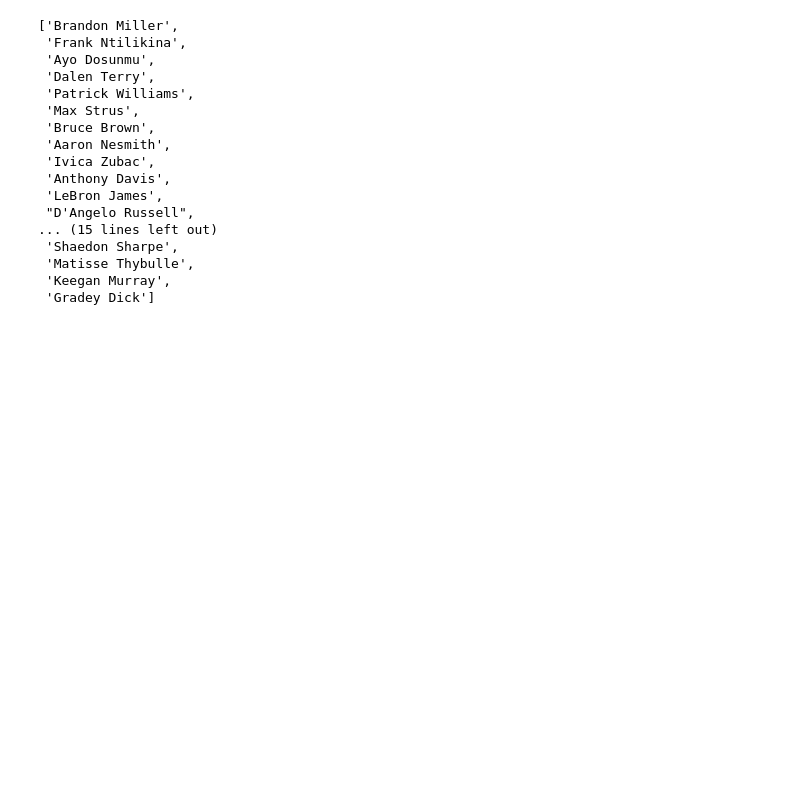
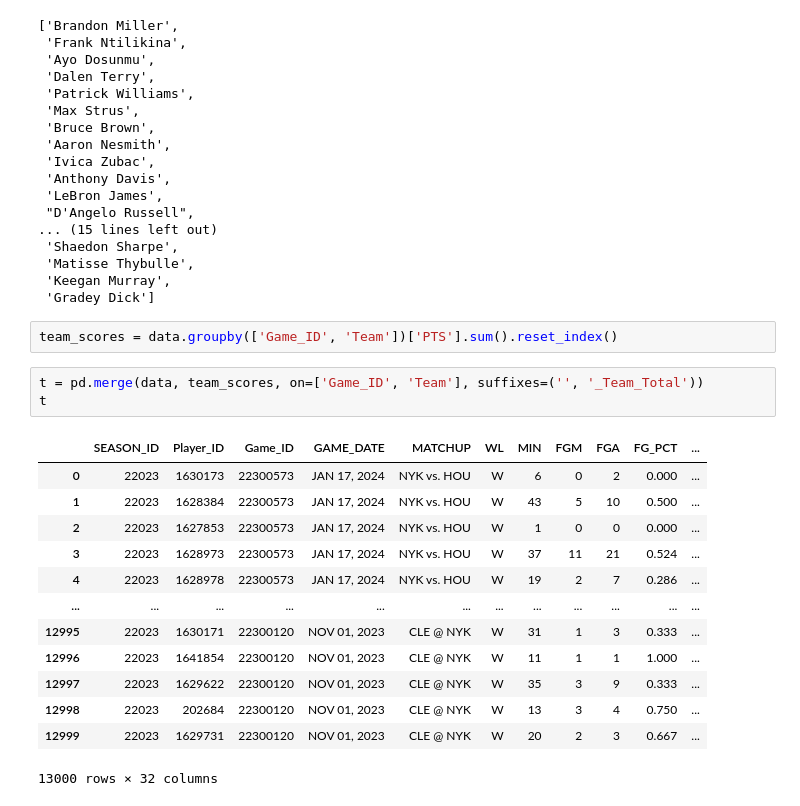
Before and after one commit to DhirenShivdasani/NBA-player-prop-analysis, a Jupyter notebook: Untitled.ipynb, the cells around one changed output. Saved outputs shown, nothing was run; the diff lists cells and outputs as text; blank space fills up the shorter version.

```diff
--- a/Untitled.ipynb
+++ b/Untitled.ipynb
@@ -515,3 +515,22 @@ day_to_day_players
  'Matisse Thybulle',
  'Keegan Murray',
  'Gradey Dick']
+# %%
+team_scores = data.groupby(['Game_ID', 'Team'])['PTS'].sum().reset_index()
+# %%
+t = pd.merge(data, team_scores, on=['Game_ID', 'Team'], suffixes=('', '_Team_Total'))
+t
+# %% [output]
+|  | SEASON_ID | Player_ID | Game_ID | GAME_DATE | MATCHUP | WL | MIN | FGM | FGA | FG_PCT | ... |
+| 0 | 22023 | 1630173 | 22300573 | JAN 17, 2024 | NYK vs. HOU | W | 6 | 0 | 2 | 0.000 | ... |
+| 1 | 22023 | 1628384 | 22300573 | JAN 17, 2024 | NYK vs. HOU | W | 43 | 5 | 10 | 0.500 | ... |
+| 2 | 22023 | 1627853 | 22300573 | JAN 17, 2024 | NYK vs. HOU | W | 1 | 0 | 0 | 0.000 | ... |
+| 3 | 22023 | 1628973 | 22300573 | JAN 17, 2024 | NYK vs. HOU | W | 37 | 11 | 21 | 0.524 | ... |
+| 4 | 22023 | 1628978 | 22300573 | JAN 17, 2024 | NYK vs. HOU | W | 19 | 2 | 7 | 0.286 | ... |
+| ... | ... | ... | ... | ... | ... | ... | ... | ... | ... | ... | ... |
+| 12995 | 22023 | 1630171 | 22300120 | NOV 01, 2023 | CLE @ NYK | W | 31 | 1 | 3 | 0.333 | ... |
+| 12996 | 22023 | 1641854 | 22300120 | NOV 01, 2023 | CLE @ NYK | W | 11 | 1 | 1 | 1.000 | ... |
+| 12997 | 22023 | 1629622 | 22300120 | NOV 01, 2023 | CLE @ NYK | W | 35 | 3 | 9 | 0.333 | ... |
+| 12998 | 22023 | 202684 | 22300120 | NOV 01, 2023 | CLE @ NYK | W | 13 | 3 | 4 | 0.750 | ... |
+| 12999 | 22023 | 1629731 | 22300120 | NOV 01, 2023 | CLE @ NYK | W | 20 | 2 | 3 | 0.667 | ... |
+13000 rows × 32 columns
```
Also changed, not shown: parts of 3 cells of this notebook, 3 other files.
